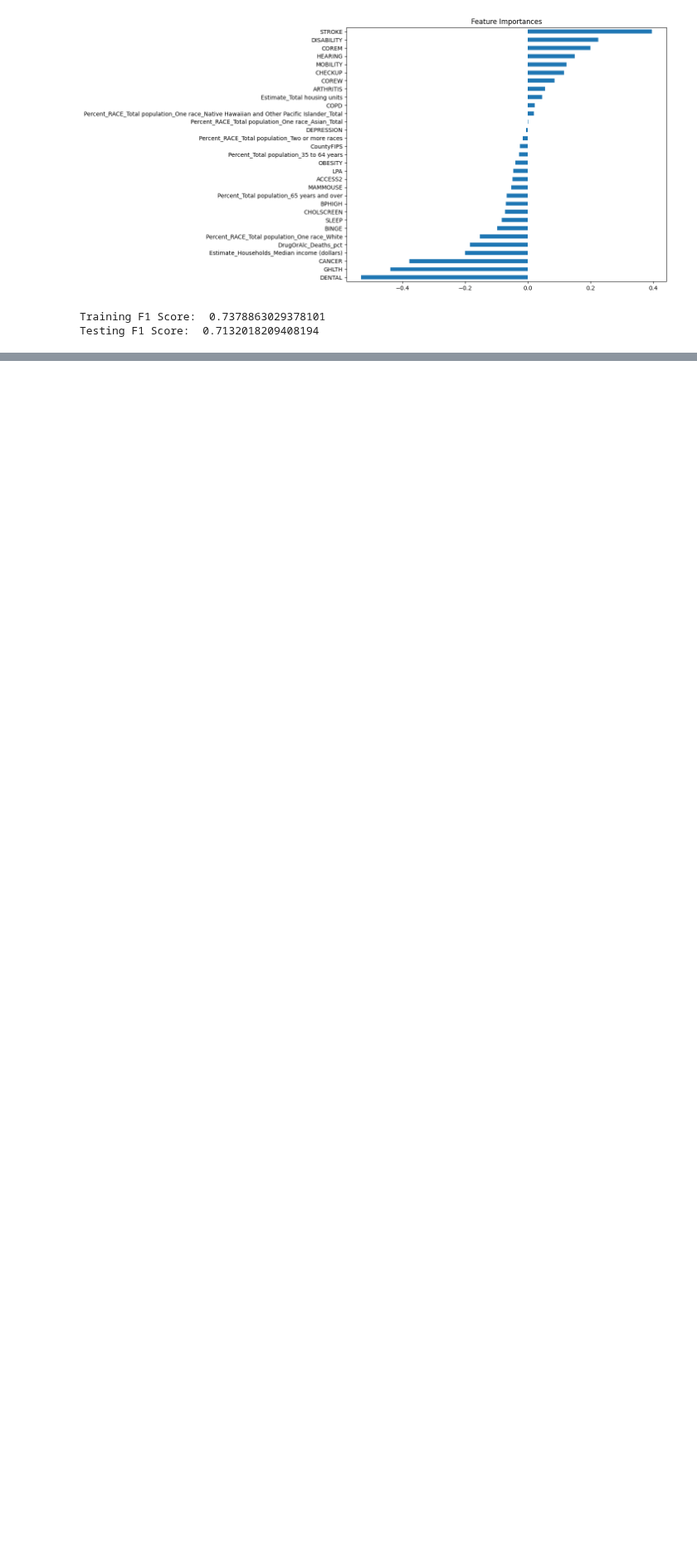
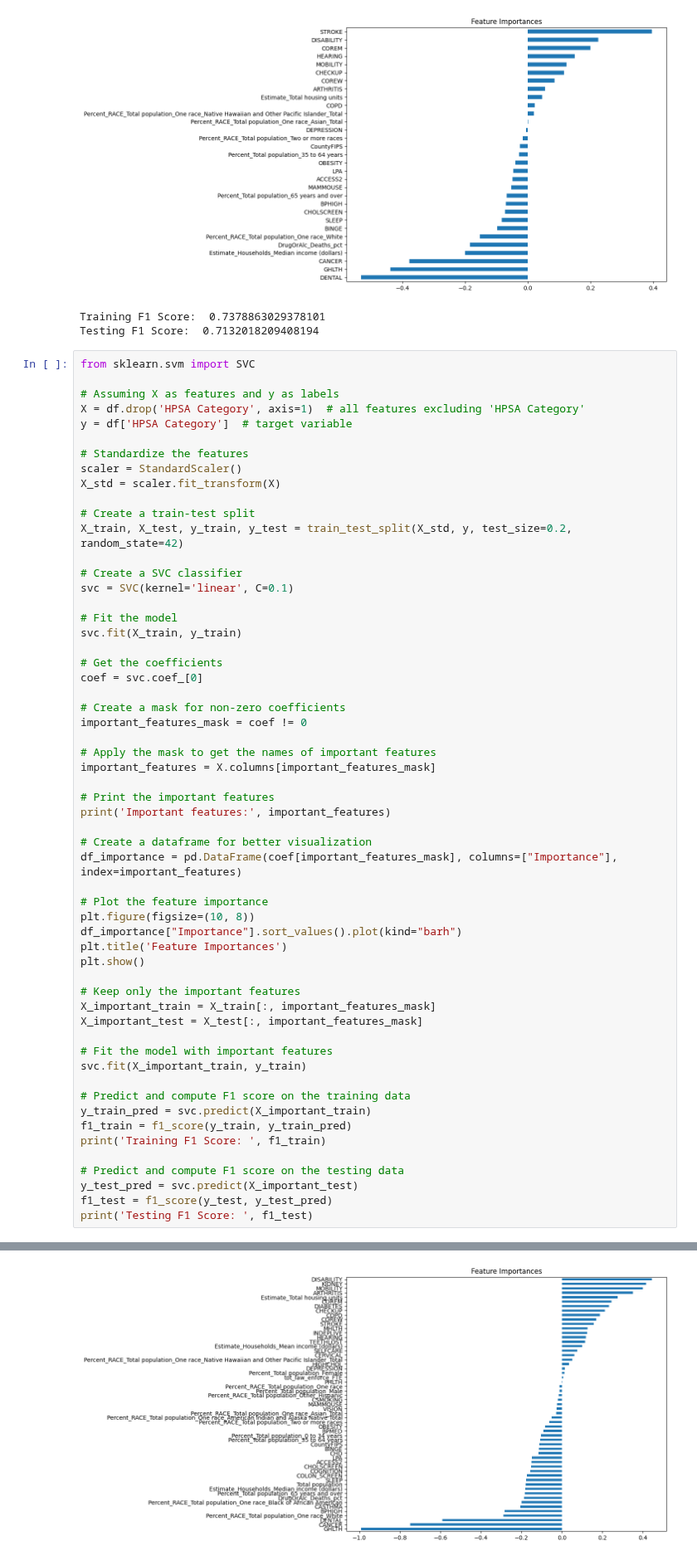
Before and after one commit to harte3/JAG-Hackathon-Team2, a Jupyter notebook: sai_notebook.ipynb, the cells around one changed output, grey strips where cells are left out. Shown at 83% size. Drawn from its saved outputs; the diff is of its cells as text; blank space fills up the shorter version.

```diff
--- a/sai_notebook.ipynb
+++ b/sai_notebook.ipynb
@@ -248,3 +248,61 @@ Important features: Index(['CountyFIPS', 'ACCESS2', 'ARTHRITIS', 'BINGE', 'BPHIG
 [figure]
 Training F1 Score:  0.7378863029378101
 Testing F1 Score:  0.7132018209408194
+# %%
+from sklearn.svm import SVC
+
+# Assuming X as features and y as labels
+X = df.drop('HPSA Category', axis=1)  # all features excluding 'HPSA Category'
+y = df['HPSA Category']  # target variable
+
+# Standardize the features
+scaler = StandardScaler()
+X_std = scaler.fit_transform(X)
+
+# Create a train-test split
+X_train, X_test, y_train, y_test = train_test_split(X_std, y, test_size=0.2, random_state=42)
+
+# Create a SVC classifier
+svc = SVC(kernel='linear', C=0.1)
+
+# Fit the model
+svc.fit(X_train, y_train)
+
+# Get the coefficients
+coef = svc.coef_[0]
+
+# Create a mask for non-zero coefficients
+important_features_mask = coef != 0
+
+# Apply the mask to get the names of important features
+important_features = X.columns[important_features_mask]
+
+# Print the important features
+print('Important features:', important_features)
+
+# Create a dataframe for better visualization
+df_importance = pd.DataFrame(coef[important_features_mask], columns=["Importance"], index=important_features)
+
+# Plot the feature importance
+plt.figure(figsize=(10, 8))
+df_importance["Importance"].sort_values().plot(kind="barh")
+plt.title('Feature Importances')
+plt.show()
+
+# Keep only the important features
+X_important_train = X_train[:, important_features_mask]
+X_important_test = X_test[:, important_features_mask]
+
+# Fit the model with important features
+svc.fit(X_important_train, y_train)
+
+# Predict and compute F1 score on the training data
+y_train_pred = svc.predict(X_important_train)
+f1_train = f1_score(y_train, y_train_pred)
+print('Training F1 Score: ', f1_train)
+
+# Predict and compute F1 score on the testing data
+y_test_pred = svc.predict(X_important_test)
+f1_test = f1_score(y_test, y_test_pred)
+print('Testing F1 Score: ', f1_test)
+# %% [output]
@@ -250,0 +326 @@ Testing F1 Score:  0.7132018209408194
+[figure, added]
```
Also changed, not shown: parts of 1 cell of this notebook.
